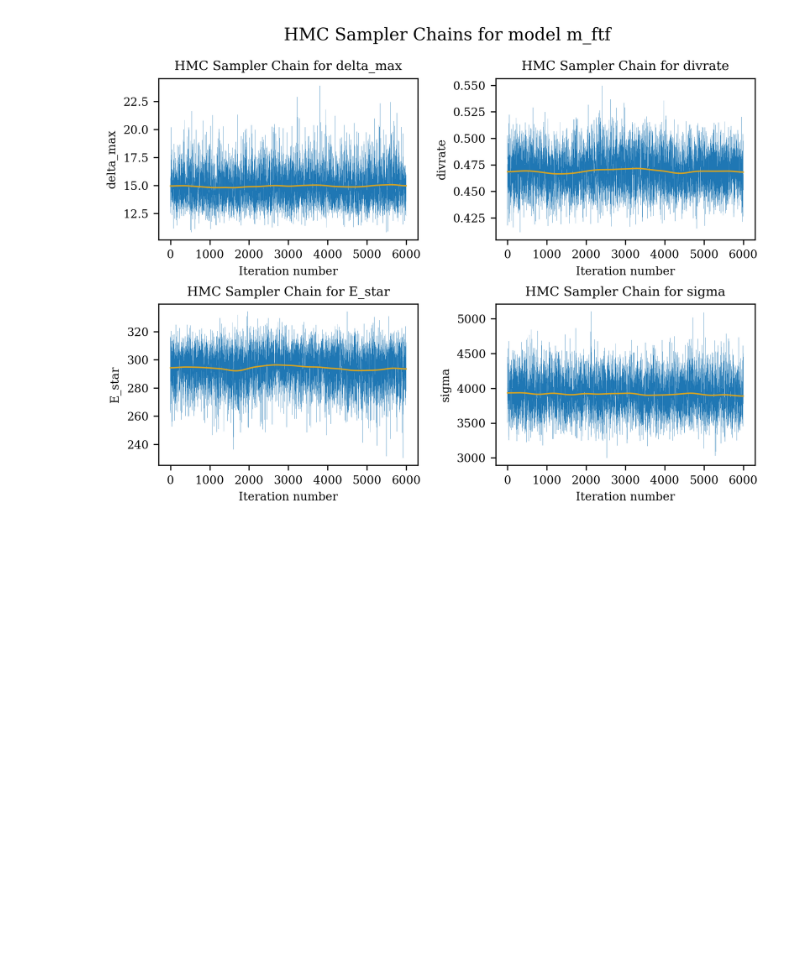
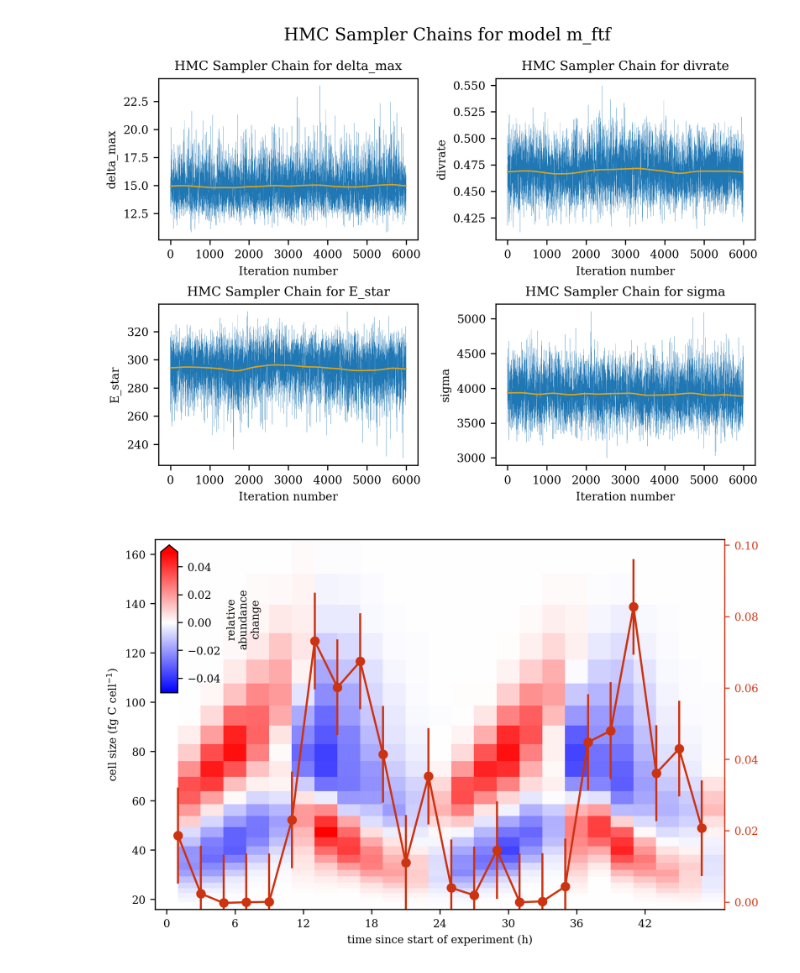
Before and after one commit to CBIOMES/bayesian-matrix-population-model, a Jupyter notebook: notebooks/figures_si.ipynb, the cells around one changed output. Drawn from its saved outputs; the diff is of its cells as text; code cells hidden in the pictures; blank space fills up the shorter version.

Commit message:
Added figure of changes in relative abundance over time.

```diff
--- a/notebooks/figures_si.ipynb
+++ b/notebooks/figures_si.ipynb
@@ -1078,3 +1078,98 @@ for mod in models:
 # %% [output]
 [figure]
 [figure]
+# %%
+# these determine what gets marked
+indices=(7, 17)
+
+size_bound_edges = v_min * 2**(np.arange(data_gridded['m'] + 1) * delta_v)
+t = data_gridded['time']/60
+t_edges = np.empty(t.size+1)
+t_edges[1:-1] = 0.5 * (t[1:] +t[:-1])
+t_edges[0] = 0.5 * (t[0] - t[1])
+t_edges[-1] = t[-1] + 0.5*(t[-1]-t[-2])
+
+prop_labels = {
+    'size':'cell size (fg C cell$^{-1}$)',
+    'growth':'carbon fixation (fg C cell$^{-1}$ h$^{-1}$)',
+    'growthresp':'carbon fixation and loss\n(fg C cell$^{-1}$ h$^{-1}$)',
+    'division':'division rate (h$^{-1}$)',
+    'respiration':'carbon loss (fg C cell$^{-1}$ h$^{-1}$)',
+    'abundance':'abundance (cells ml$^{-1}$)',
+    'light':'PAR ($\\mu$mol photons m$^{-2}$ s$^{-1}$)',
+}
+
+prop_colors = {
+    'growth':'#0077bb',
+    'division':'goldenrod',
+    'respiration':'#009988',
+    'abundance':'black',
+    'light':'#ee7733',
+}
+
+colors = ['#4477aa', '#ccbb44']
+
+size_bound_centers  = 0.5 * (size_bound_edges[1:] + size_bound_edges[:-1])
+
+units = 'h'
+
+#
+# plotting
+#
+
+fig, ax = plt.subplots(nrows=1, ncols=1, figsize=(7.5, 5))
+
+def add_colorbar(ax, label=None, labelcolor='0.9', **cbarargs):
+    axins_cbar = inset_axes(ax, width='3%', height='40%', loc='upper left',
+                            bbox_to_anchor=(0.0,0.0,1,1),
+                            bbox_transform=ax.transAxes)
+    cb = mpl.colorbar.ColorbarBase(axins_cbar, orientation='vertical',
+                                   **cbarargs)
+    cb.set_label(label, color=labelcolor)
+    for ytl in cb.ax.get_yticklabels():
+        ytl.set_color(labelcolor)
+    cb.ax.tick_params(axis='y', colors=labelcolor)
+    cb.outline.set_edgecolor(labelcolor)
+
+#
+# pcolor
+#
+
+#         tmp = data_gridded['w_obs']
+tmp = data_gridded['w_obs'][:, 1:] - data_gridded['w_obs'][:, :-1]
+label = 'relative\nabundance\nchange'
+
+max_val = np.max(np.abs(tmp))
+
+norm = mpl.colors.Normalize(vmax=max_val, vmin=-max_val)
+pc = ax.pcolormesh(t_edges[1:], size_bound_edges, tmp, norm=norm,
+                   rasterized=True, cmap='bwr')
+
+add_colorbar(ax, norm=pc.norm, cmap=pc.cmap, label=label, labelcolor='black', extend='max')
+
+ax.set(xlabel='time since start of experiment ({})'.format(units),
+       ylabel=prop_labels['size'])
+
+ax_div = ax.twinx()
+prop = 'division'
+ax_div.errorbar(ground_truth['division_time'], ground_truth['division'],
+                yerr=ground_truth['division_sd'], color=prop_colors[prop],
+                marker='o', label='division')
+
+ax.set_xticks(np.arange(0,48,6))
+dt = t[1] - t[0]
+ax.set_xlim((t[0] - 0.5 * dt, t[-1] + 0.5 * dt))
+
+ax_div.tick_params(axis='y', colors=prop_colors[prop])
+ax_div.spines['right'].set_color(prop_colors[prop])
+ax_div.set_ylim(bottom=-0.002) # to allow markers to appear fully
+for ytl in ax_div.get_yticklabels():
+    ytl.set_color(prop_colors[prop])
+
+plt.show()
+plt.close()
+
+if save_plots:
+    plt.savefig('../figures/size_change.pdf', bbox_inches='tight', dpi=300)
+# %% [output]
+[figure, added]
```
Also changed, not shown: parts of 1 cell of this notebook, 6 other files.
